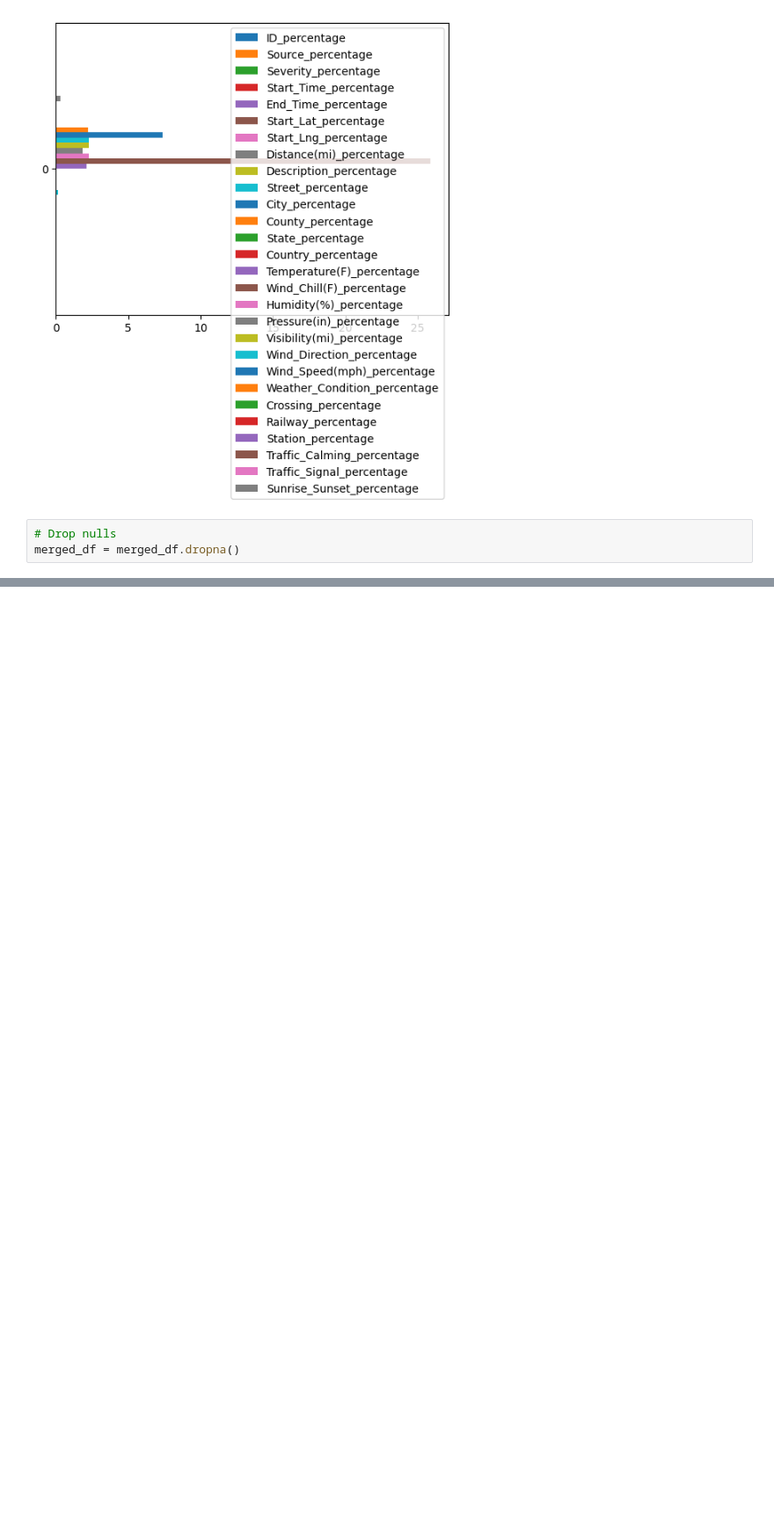
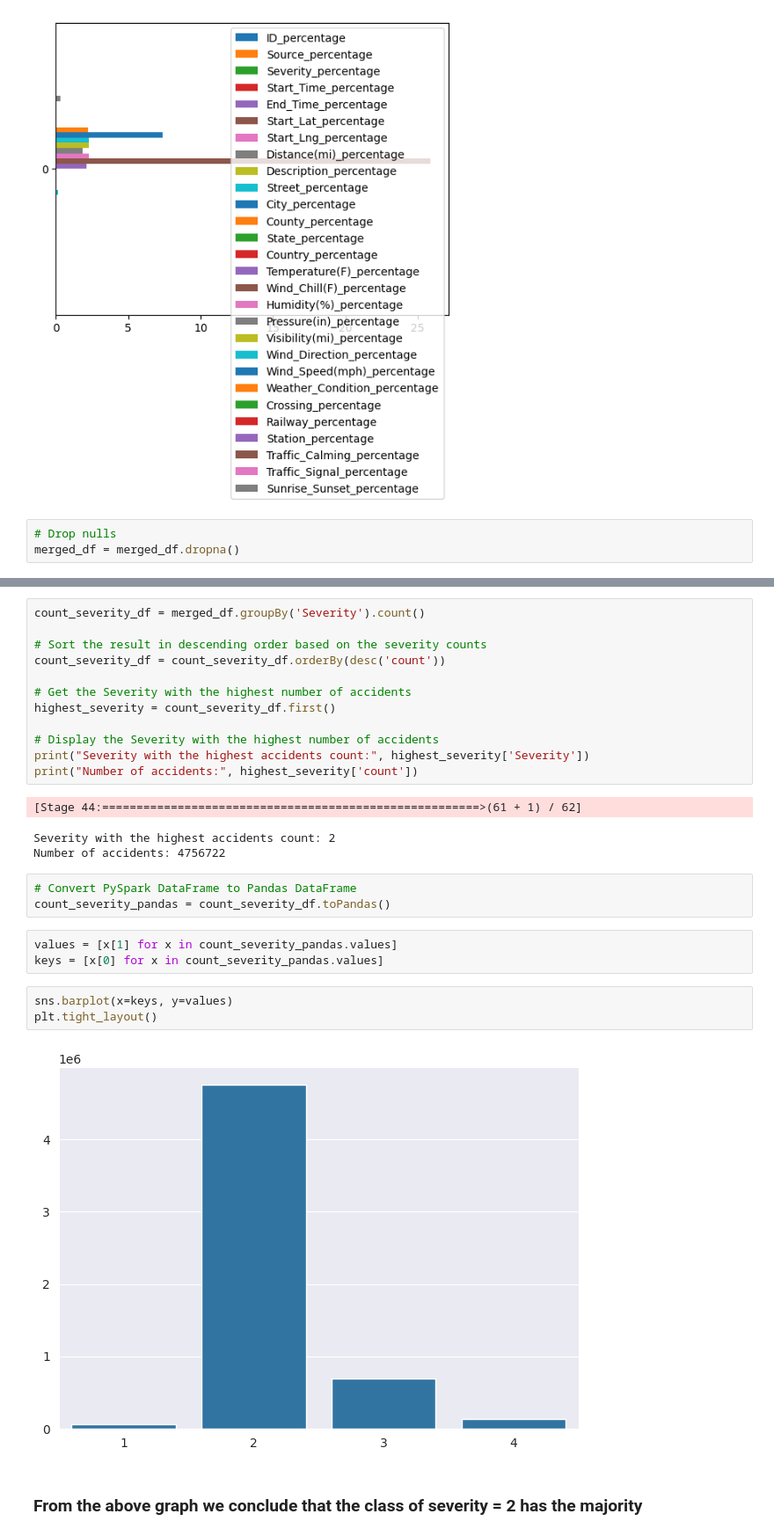
Before and after one commit to ahmedasad236/US-Accidents-Analysis, a Jupyter notebook: spark/EDA.ipynb, the cells around one changed output, grey strips where cells are left out. Shown at 88% size. Drawn from its saved outputs; the diff is of its cells as text; blank space fills up the shorter version.

```diff
--- a/spark/EDA.ipynb
+++ b/spark/EDA.ipynb
@@ -103,0 +218,29 @@ merged_df = merged_df.dropna()
+# %%
+count_severity_df = merged_df.groupBy('Severity').count()
+
+# Sort the result in descending order based on the severity counts
+count_severity_df = count_severity_df.orderBy(desc('count'))
+
+# Get the Severity with the highest number of accidents
+highest_severity = count_severity_df.first()
+
+# Display the Severity with the highest number of accidents
+print("Severity with the highest accidents count:", highest_severity['Severity'])
+print("Number of accidents:", highest_severity['count'])
+# %% [output]
+[Stage 44:=======================================================>(61 + 1) / 62]
+Severity with the highest accidents count: 2
+Number of accidents: 4756722
+# %%
+# Convert PySpark DataFrame to Pandas DataFrame
+count_severity_pandas = count_severity_df.toPandas()
+# %%
+values = [x[1] for x in count_severity_pandas.values]
+keys = [x[0] for x in count_severity_pandas.values]
+# %%
+sns.barplot(x=keys, y=values)
+plt.tight_layout()
+# %% [output]
+[figure, added]
+# %% [markdown]
+### From the above graph we conclude that the class of severity = 2 has the majority
```
Also changed, not shown: parts of 65 cells of this notebook.
